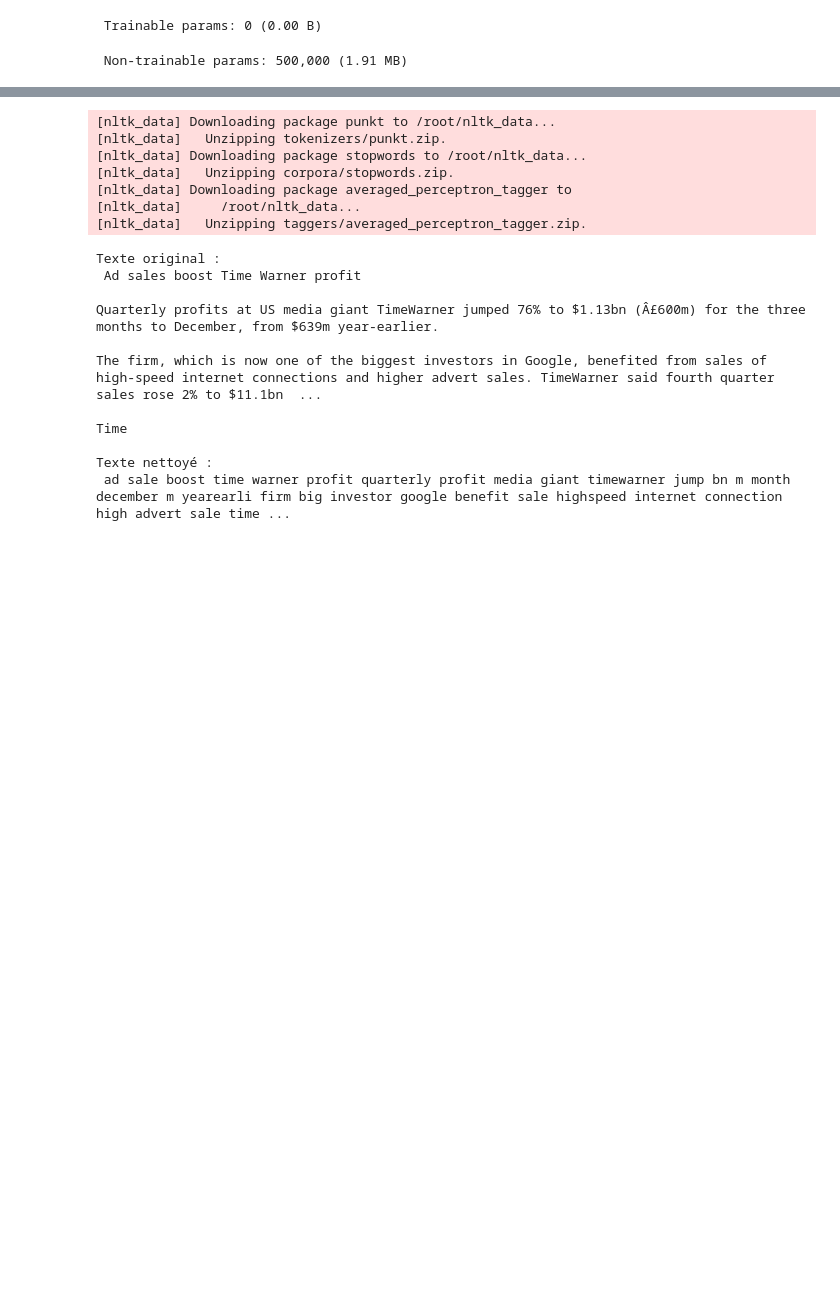
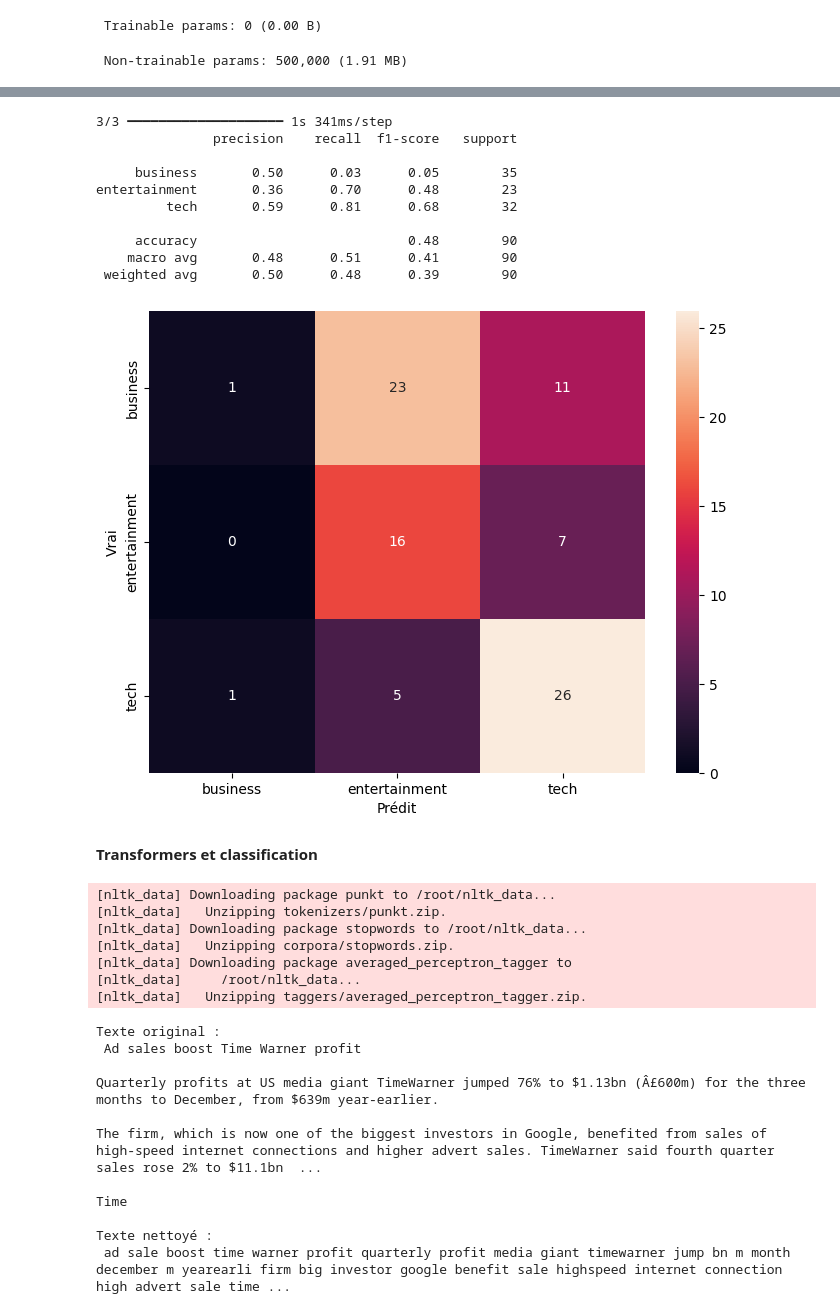
Before and after one commit to iswat-portefolio/projet_nlp, a Jupyter notebook: Untitled24.ipynb, the cells around one changed output, grey strips where cells are left out. Cells and saved outputs as stored; diff of their text form; code cells hidden in the pictures; blank space fills up the shorter version.

```diff
--- a/Untitled24.ipynb
+++ b/Untitled24.ipynb
@@ -247,0 +246,8 @@ Model: "sequential"
+# %%
+#5. Entraînement et Validation
+from sklearn.model_selection import train_test_split
+
+X_train, X_test, y_train, y_test = train_test_split(X, y, test_size=0.2, random_state=42)
+
+history = model.fit(X_train, y_train, epochs=10, batch_size=32,
+                    validation_data=(X_test, y_test))
@@ -247,0 +275,33 @@ Model: "sequential"
+# %%
+#6. Métriques d'évaluation
+from sklearn.metrics import classification_report, confusion_matrix
+import seaborn as sns
+
+y_pred = model.predict(X_test)
+y_pred_classes = np.argmax(y_pred, axis=1)
+y_true = np.argmax(y_test, axis=1)
+
+# Accuracy et F1-Score
+print(classification_report(y_true, y_pred_classes, target_names=le.classes_))
+
+# Matrice de confusion
+plt.figure(figsize=(8,6))
+sns.heatmap(confusion_matrix(y_true, y_pred_classes), annot=True, fmt='d',
+            xticklabels=le.classes_, yticklabels=le.classes_)
+plt.xlabel('Prédit')
+plt.ylabel('Vrai')
+plt.show()
+# %% [output]
+3/3 ━━━━━━━━━━━━━━━━━━━━ 1s 341ms/step
+               precision    recall  f1-score   support
+
+     business       0.50      0.03      0.05        35
+entertainment       0.36      0.70      0.48        23
+         tech       0.59      0.81      0.68        32
+
+     accuracy                           0.48        90
+    macro avg       0.48      0.51      0.41        90
+ weighted avg       0.50      0.48      0.39        90
+[figure, added]
+# %% [markdown]
+**Transformers et classification**
```
Also changed, not shown: parts of 3 cells of this notebook.
